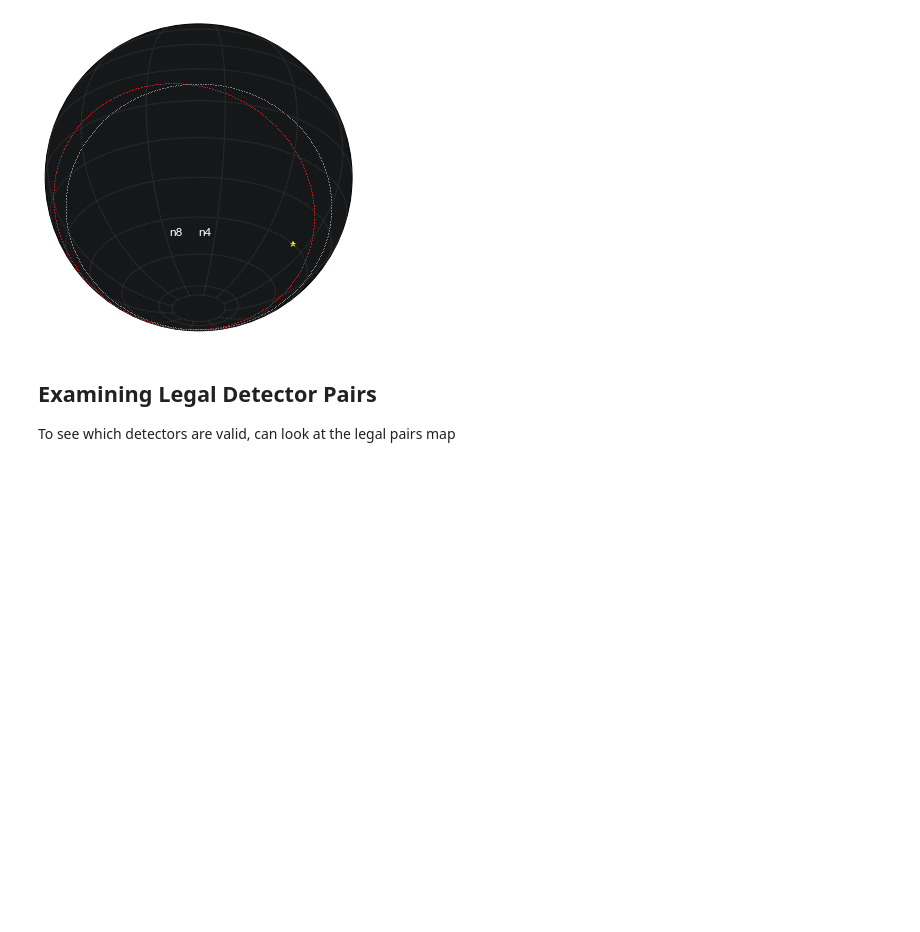
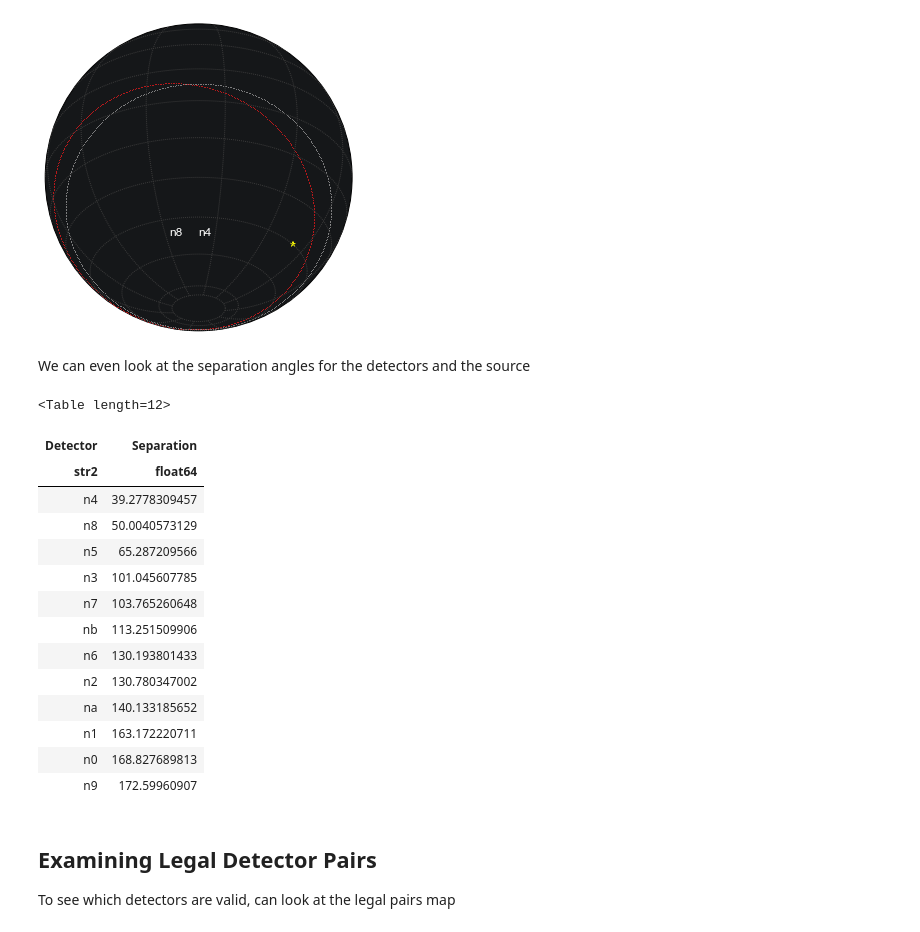
Before and after one commit to grburgess/gbmgeometry, a Jupyter notebook: examples/demo.ipynb, the cells around one changed output. Saved outputs shown, nothing was run; the diff lists cells and outputs as text; code cells hidden in the pictures; blank space fills up the shorter version.

```diff
--- a/examples/demo.ipynb
+++ b/examples/demo.ipynb
@@ -135,6 +135,30 @@ myGBM.detector_plot(radius=60,
 # %% [output]
 Warning: Cannot label parallels on Orthographic basemap
 [figure]
+# %% [markdown]
+We can even look at the separation angles for the detectors and the source
+# %%
+seps = myGBM.get_separation(grb)
+
+seps.sort("Separation")
+
+seps
+# %% [output]
+<Table length=12>
+| Detector | Separation |
+| str2 | float64 |
+| n4 | 39.2778309457 |
+| n8 | 50.0040573129 |
+| n5 | 65.287209566 |
+| n3 | 101.045607785 |
+| n7 | 103.765260648 |
+| nb | 113.251509906 |
+| n6 | 130.193801433 |
+| n2 | 130.780347002 |
+| na | 140.133185652 |
+| n1 | 163.172220711 |
+| n0 | 168.827689813 |
+| n9 | 172.59960907 |
 # %% [markdown]
 ## Examining Legal Detector Pairs
 
```
Also changed, not shown: parts of 1 cell of this notebook, 4 other files.
